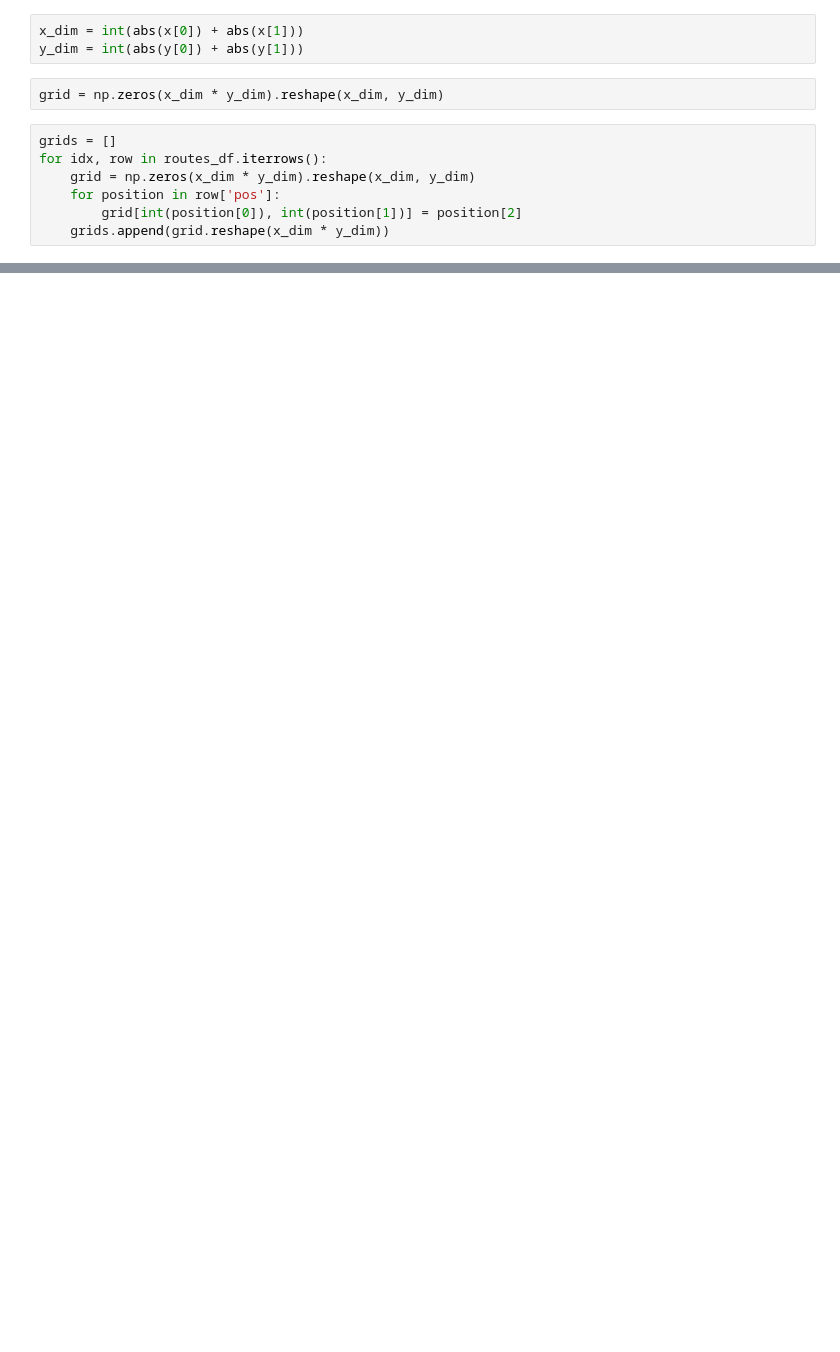
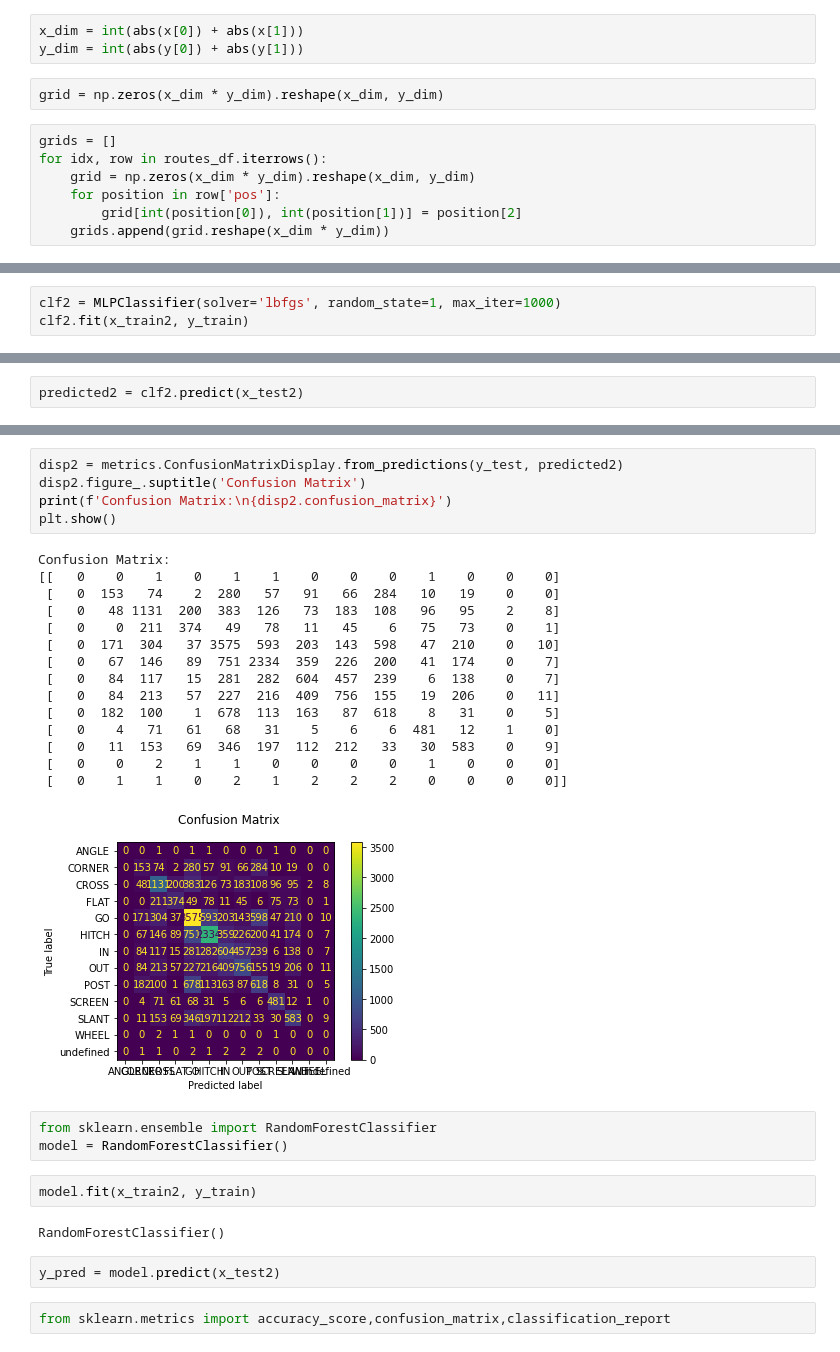
Before and after one commit to sskett/cosc301, a Jupyter notebook: route_finder.ipynb, the cells around one changed output, grey strips where cells are left out. Drawn from its saved outputs; the diff is of its cells as text; blank space fills up the shorter version.

```diff
--- a/route_finder.ipynb
+++ b/route_finder.ipynb
@@ -209,0 +228,3 @@ Confusion Matrix:
+# %%
+clf2 = MLPClassifier(solver='lbfgs', random_state=1, max_iter=1000)
+clf2.fit(x_train2, y_train)
@@ -209,0 +238,2 @@ Confusion Matrix:
+# %%
+predicted2 = clf2.predict(x_test2)
@@ -209,0 +266,32 @@ Confusion Matrix:
+# %%
+disp2 = metrics.ConfusionMatrixDisplay.from_predictions(y_test, predicted2)
+disp2.figure_.suptitle('Confusion Matrix')
+print(f'Confusion Matrix:\n{disp2.confusion_matrix}')
+plt.show()
+# %% [output]
+Confusion Matrix:
+[[   0    0    1    0    1    1    0    0    0    1    0    0    0]
+ [   0  153   74    2  280   57   91   66  284   10   19    0    0]
+ [   0   48 1131  200  383  126   73  183  108   96   95    2    8]
+ [   0    0  211  374   49   78   11   45    6   75   73    0    1]
+ [   0  171  304   37 3575  593  203  143  598   47  210    0   10]
+ [   0   67  146   89  751 2334  359  226  200   41  174    0    7]
+ [   0   84  117   15  281  282  604  457  239    6  138    0    7]
+ [   0   84  213   57  227  216  409  756  155   19  206    0   11]
+ [   0  182  100    1  678  113  163   87  618    8   31    0    5]
+ [   0    4   71   61   68   31    5    6    6  481   12    1    0]
+ [   0   11  153   69  346  197  112  212   33   30  583    0    9]
+ [   0    0    2    1    1    0    0    0    0    1    0    0    0]
+ [   0    1    1    0    2    1    2    2    2    0    0    0    0]]
+[figure, added]
+# %%
+from sklearn.ensemble import RandomForestClassifier
+model = RandomForestClassifier()
+# %%
+model.fit(x_train2, y_train)
+# %% [output]
+RandomForestClassifier()
+# %%
+y_pred = model.predict(x_test2)
+# %%
+from sklearn.metrics import accuracy_score,confusion_matrix,classification_report
```
Also changed, not shown: parts of 17 cells of this notebook.
